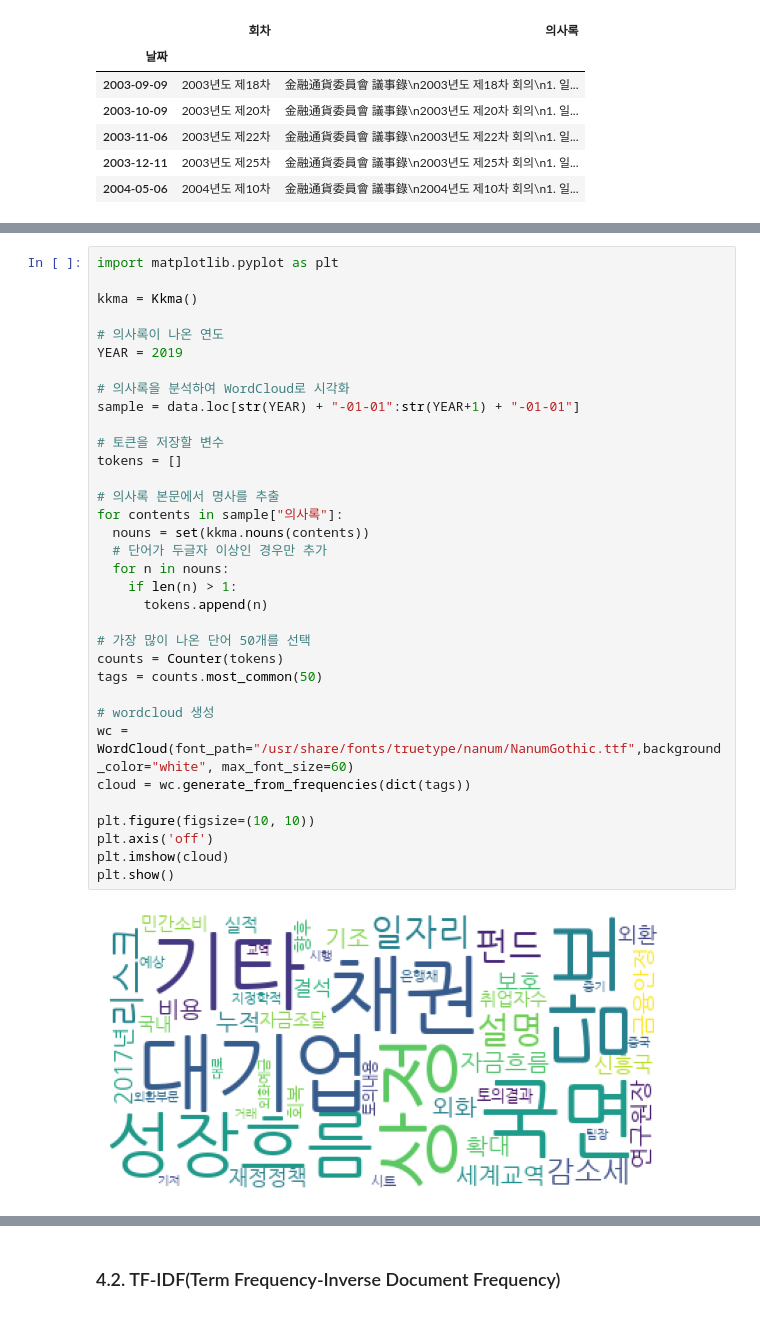
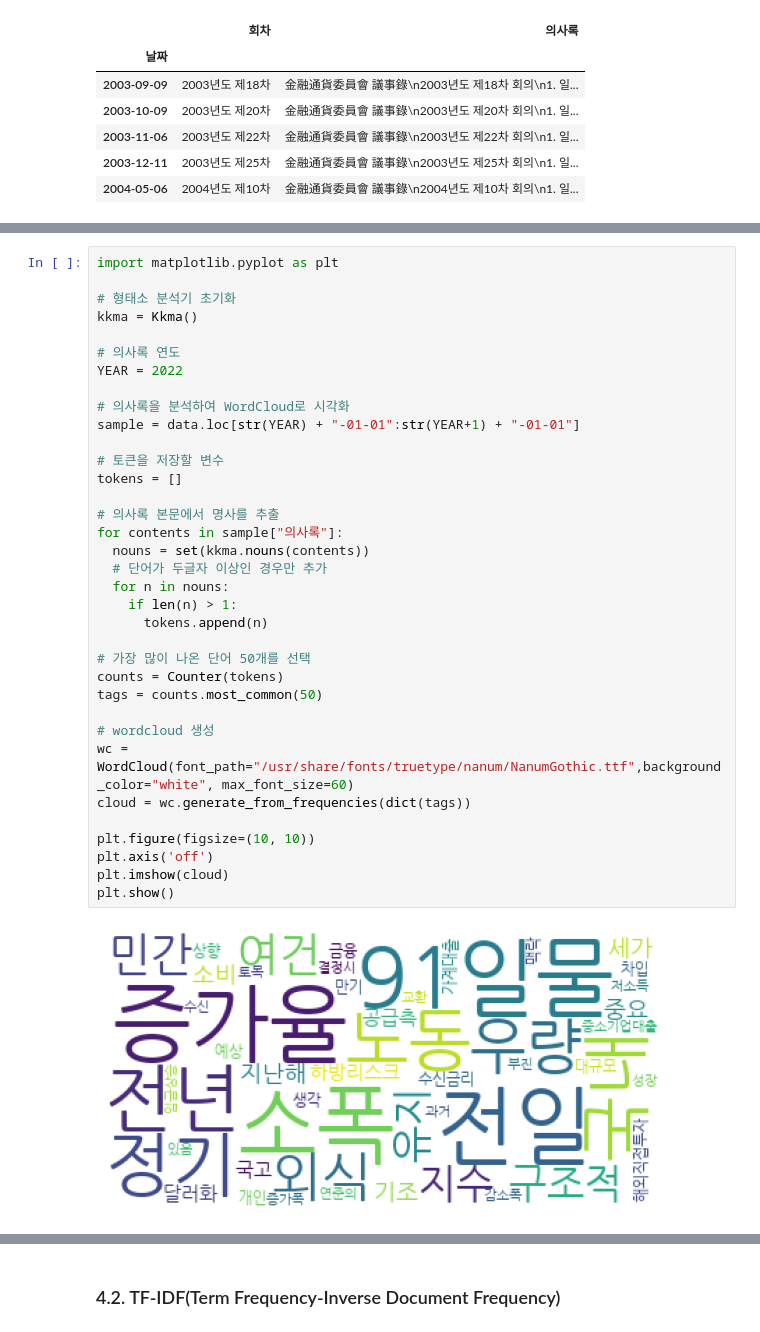
Before and after one commit to pyojungseon/TextDataLecture, a Jupyter notebook: 4. 텍스트 분석.ipynb, the cells around one changed output, grey strips where cells are left out. Saved outputs shown, nothing was run; the diff lists cells and outputs as text.

```diff
--- a/4. 텍스트 분석.ipynb
+++ b/4. 텍스트 분석.ipynb
@@ -94,36 +102,37 @@ data.head()
 # %%
 import matplotlib.pyplot as plt
 
+# 형태소 분석기 초기화
 kkma = Kkma()
 
-# 의사록이 나온 연도
-YEAR = 2019
+# 의사록 연도
+YEAR = 2022
 
 # 의사록을 분석하여 WordCloud로 시각화
 sample = data.loc[str(YEAR) + "-01-01":str(YEAR+1) + "-01-01"]
 
 # 토큰을 저장할 변수
 tokens = []
 
 # 의사록 본문에서 명사를 추출
 for contents in sample["의사록"]:
   nouns = set(kkma.nouns(contents))
   # 단어가 두글자 이상인 경우만 추가
   for n in nouns:
     if len(n) > 1:
       tokens.append(n)
 
 # 가장 많이 나온 단어 50개를 선택
 counts = Counter(tokens)
 tags = counts.most_common(50)
 
 # wordcloud 생성
 wc = WordCloud(font_path="/usr/share/fonts/truetype/nanum/NanumGothic.ttf",background_color="white", max_font_size=60)
 cloud = wc.generate_from_frequencies(dict(tags))
 
 plt.figure(figsize=(10, 10))
 plt.axis('off')
 plt.imshow(cloud)
 plt.show()
 # %% [output]
-[figure, old version]
+[figure, new version]
```
Also changed, not shown: parts of 35 cells of this notebook, 4 other files.
